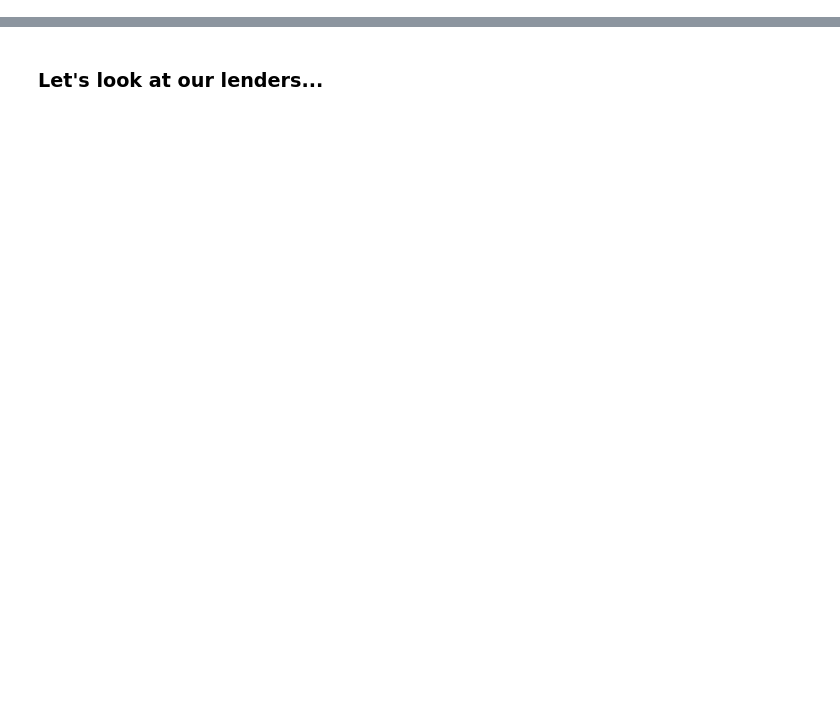
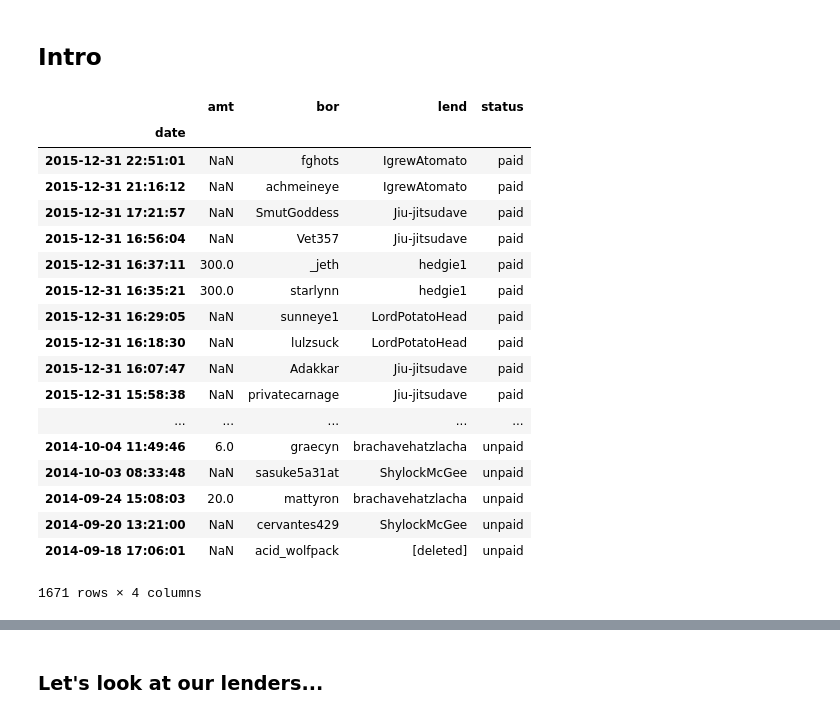
Before and after one commit to qbatten/rborrow, a Jupyter notebook: notebooks/Borrow.ipynb, the cells around one changed output, grey strips where cells are left out. Drawn from its saved outputs; the diff is of its cells as text; code cells hidden in the pictures; blank space fills up the shorter version.

```diff
--- a/notebooks/Borrow.ipynb
+++ b/notebooks/Borrow.ipynb
@@ -63,0 +88,24 @@ df_time.set_index(df_time['date_h'], inplace=True)
+# %% [markdown]
+## Intro
+# %%
+df[df.index < pd.to_datetime('2016-01-01')]
+# %% [output]
+|  | amt | bor | lend | status |
+| date |  |  |  |  |
+| 2015-12-31 22:51:01 | NaN | fghots | IgrewAtomato | paid |
+| 2015-12-31 21:16:12 | NaN | achmeineye | IgrewAtomato | paid |
+| 2015-12-31 17:21:57 | NaN | SmutGoddess | Jiu-jitsudave | paid |
+| 2015-12-31 16:56:04 | NaN | Vet357 | Jiu-jitsudave | paid |
+| 2015-12-31 16:37:11 | 300.0 | _jeth | hedgie1 | paid |
+| 2015-12-31 16:35:21 | 300.0 | starlynn | hedgie1 | paid |
+| 2015-12-31 16:29:05 | NaN | sunneye1 | LordPotatoHead | paid |
+| 2015-12-31 16:18:30 | NaN | lulzsuck | LordPotatoHead | paid |
+| 2015-12-31 16:07:47 | NaN | Adakkar | Jiu-jitsudave | paid |
+| 2015-12-31 15:58:38 | NaN | privatecarnage | Jiu-jitsudave | paid |
+| ... | ... | ... | ... | ... |
+| 2014-10-04 11:49:46 | 6.0 | graecyn | brachavehatzlacha | unpaid |
+| 2014-10-03 08:33:48 | NaN | sasuke5a31at | ShylockMcGee | unpaid |
+| 2014-09-24 15:08:03 | 20.0 | mattyron | brachavehatzlacha | unpaid |
+| 2014-09-20 13:21:00 | NaN | cervantes429 | ShylockMcGee | unpaid |
+| 2014-09-18 17:06:01 | NaN | acid_wolfpack | [deleted] | unpaid |
+1671 rows × 4 columns
```
Also changed, not shown: parts of 39 cells of this notebook, 7 other files.
